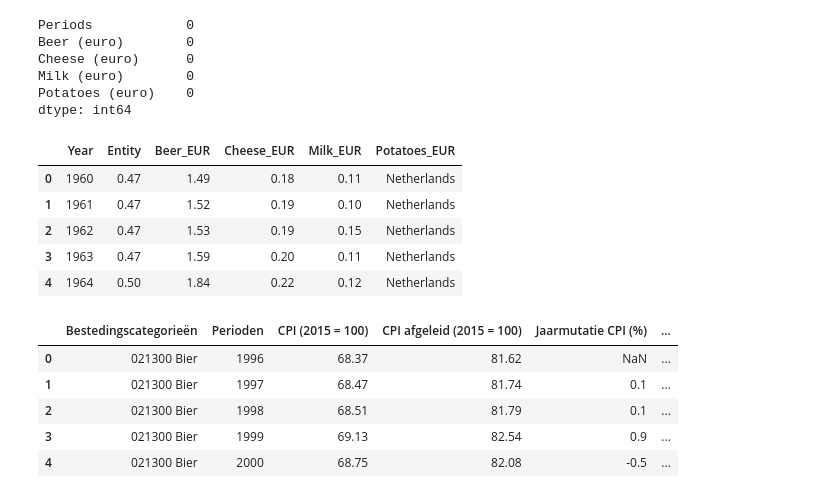
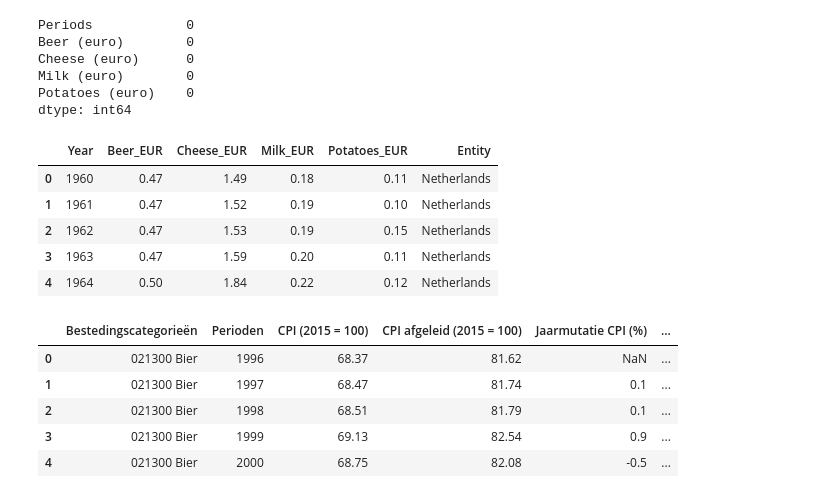
Before and after one commit to AjiacoVic/StoryTelling_project, a Jupyter notebook: BEER Data Cleaning.ipynb, the cells around one changed output. Cells and saved outputs as stored; diff of their text form; code cells hidden in the pictures.

```diff
--- a/BEER Data Cleaning.ipynb
+++ b/BEER Data Cleaning.ipynb
@@ -417,12 +438,12 @@ dtype: int64
 # %%
 #adjustment needed
 Prices['Entity'] = 'Netherlands'
-Prices.columns = ['Year','Entity','Beer_EUR','Cheese_EUR','Milk_EUR','Potatoes_EUR']
+Prices.columns = ['Year','Beer_EUR','Cheese_EUR','Milk_EUR','Potatoes_EUR','Entity']
 
 # Prices = Prices.set_index('Year')
 Prices.head()
 # %% [output]
-|  | Year | Entity | Beer_EUR | Cheese_EUR | Milk_EUR | Potatoes_EUR |
+|  | Year | Beer_EUR | Cheese_EUR | Milk_EUR | Potatoes_EUR | Entity |
 | 0 | 1960 | 0.47 | 1.49 | 0.18 | 0.11 | Netherlands |
 | 1 | 1961 | 0.47 | 1.52 | 0.19 | 0.10 | Netherlands |
 | 2 | 1962 | 0.47 | 1.53 | 0.19 | 0.15 | Netherlands |
```
Also changed, not shown: parts of 2 cells of this notebook, 1 other file.
